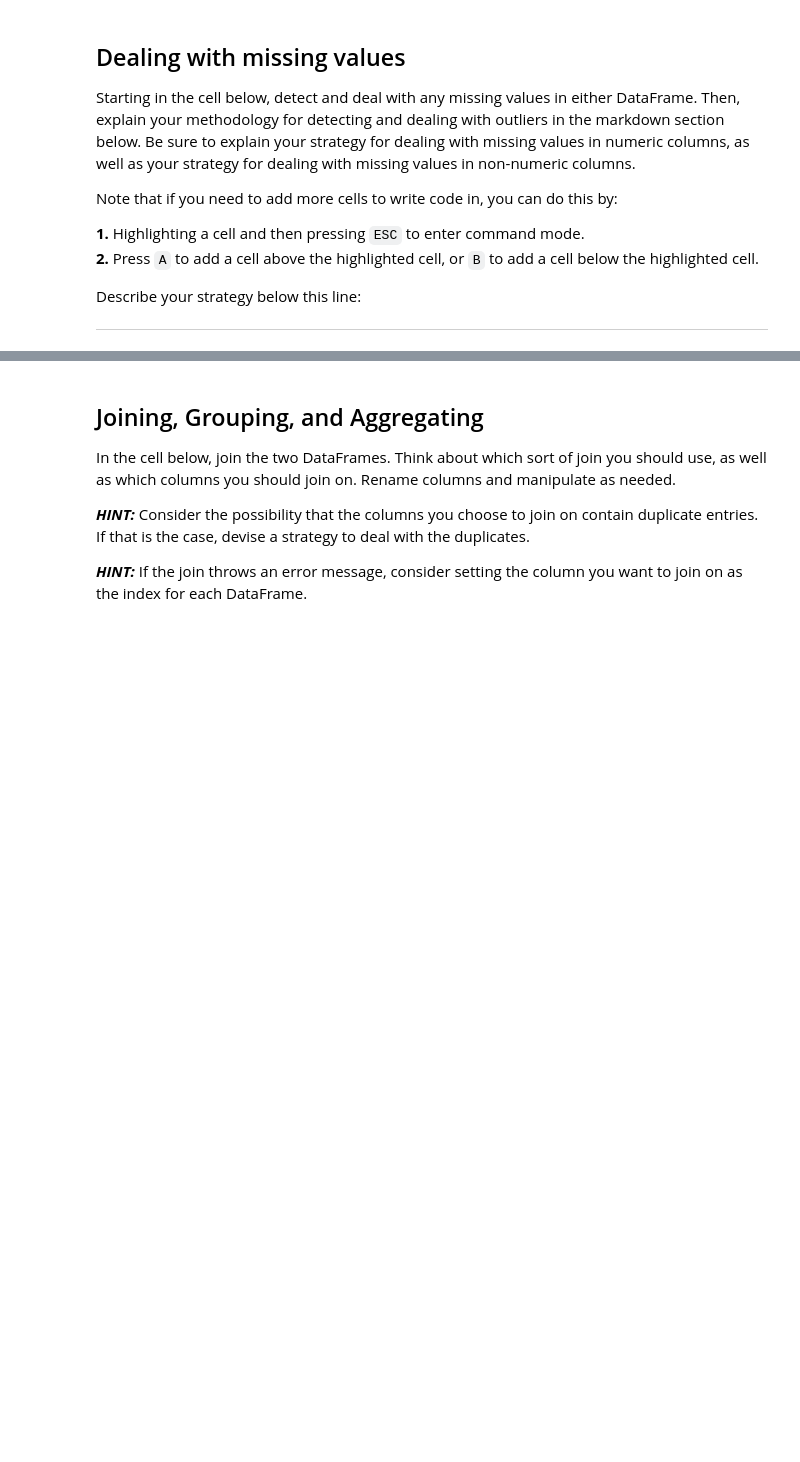
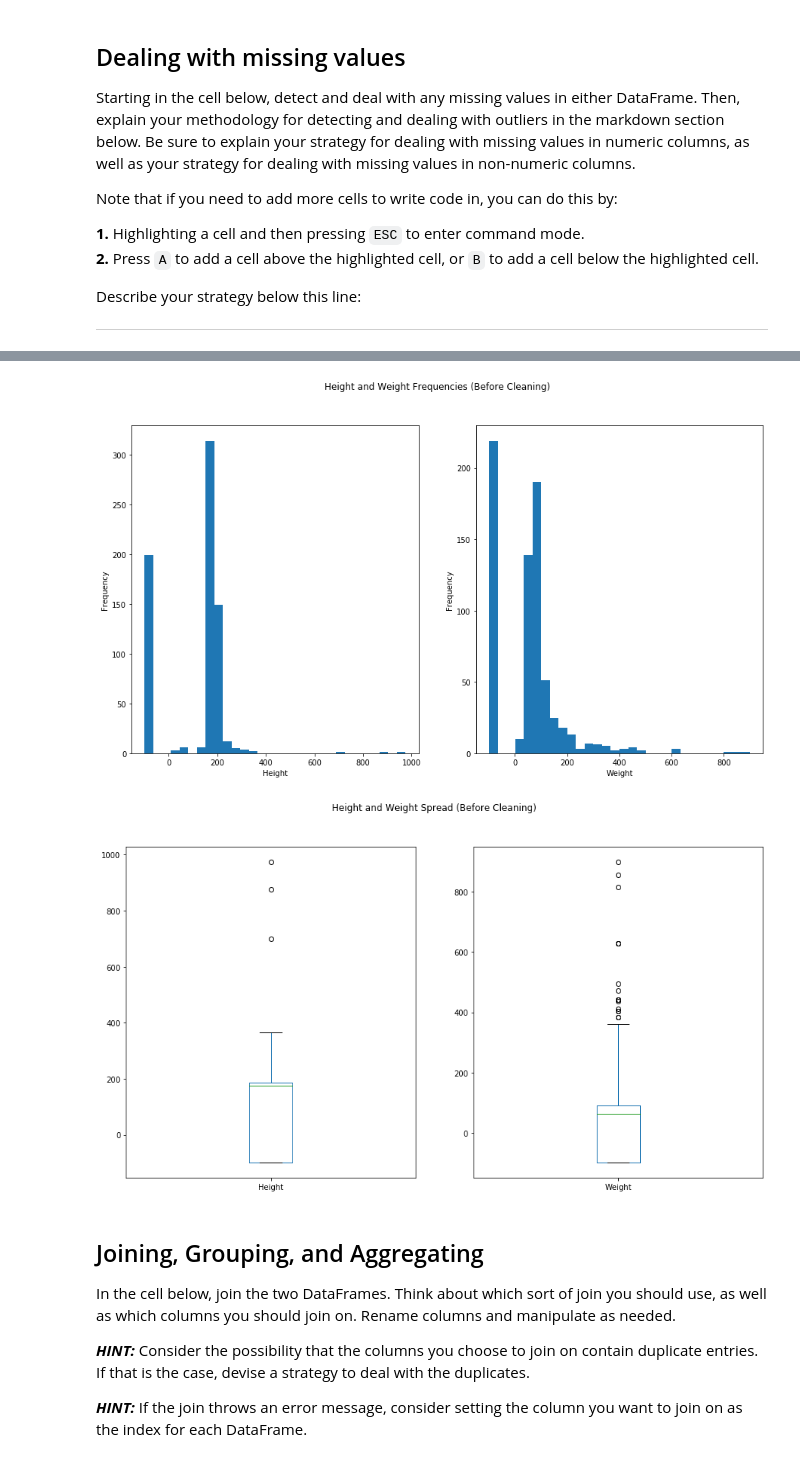
Before and after one commit to stlanier/dsc-data-cleaning-project-onl01-dtsc-pt-012120, a Jupyter notebook: index.ipynb, the cells around one changed output, grey strips where cells are left out. Saved outputs shown, nothing was run; the diff lists cells and outputs as text; code cells hidden in the pictures; blank space fills up the shorter version.

```diff
--- a/index.ipynb
+++ b/index.ipynb
@@ -240 +310,17 @@ heroes_df.describe()
 | max | 975.000000 | 900.000000 |
+# %%
+# A bit of analysis of numerical data before cleaning to see how cleaning affects.
+fig, axes = plt.subplots(1,2)
+fig.suptitle('Height and Weight Frequencies (Before Cleaning)')
+ax1 = heroes_df['Height'].plot.hist(bins = 30, figsize=(15, 8), ax=axes[0])
+ax1.set_xlabel('Height')
+ax2 = heroes_df['Weight'].plot.hist(bins = 30, figsize=(15, 8), ax=axes[1])
+ax2.set_xlabel('Weight')
+
+fig2, bxes = plt.subplots(1,2)
+fig2.suptitle('Height and Weight Spread (Before Cleaning)')
+bx1 = heroes_df['Height'].plot.box(figsize=(15, 8), ax=bxes[0])
+bx2 = heroes_df['Weight'].plot.box(figsize=(15, 8), ax=bxes[1])
+# %% [output]
+[figure, added]
+[figure, added]
```
Also changed, not shown: parts of 35 cells of this notebook.
